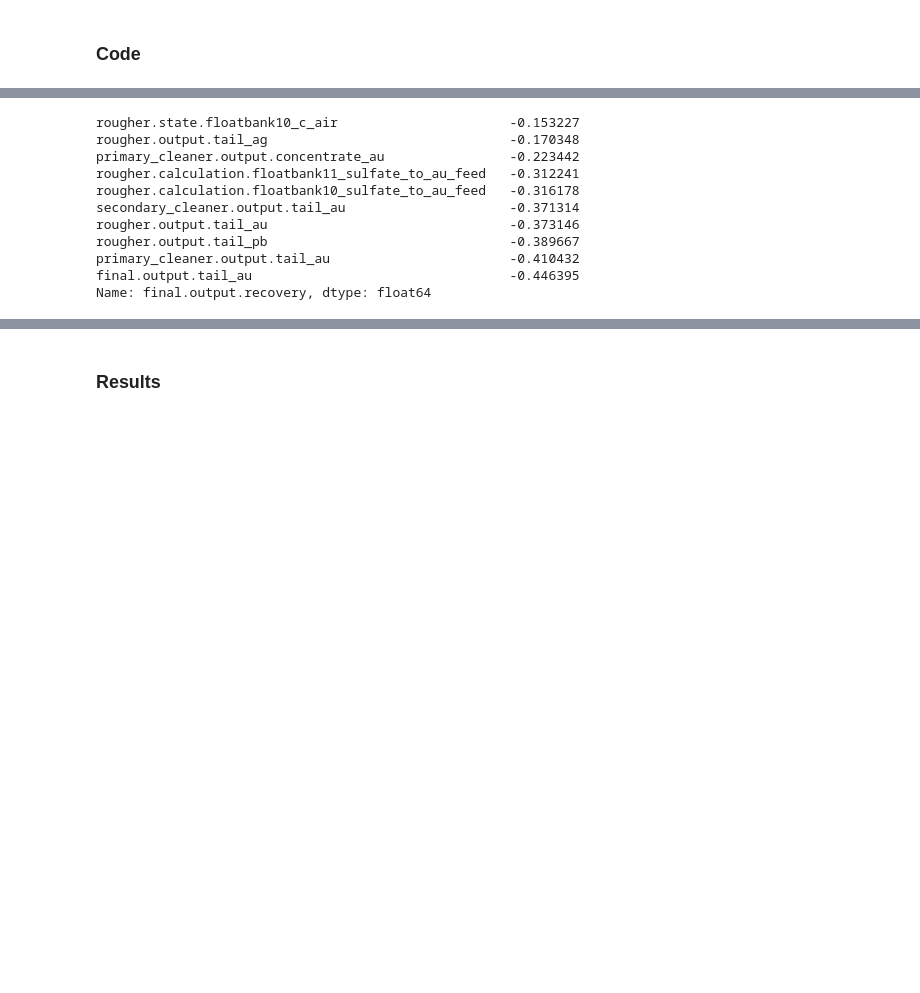
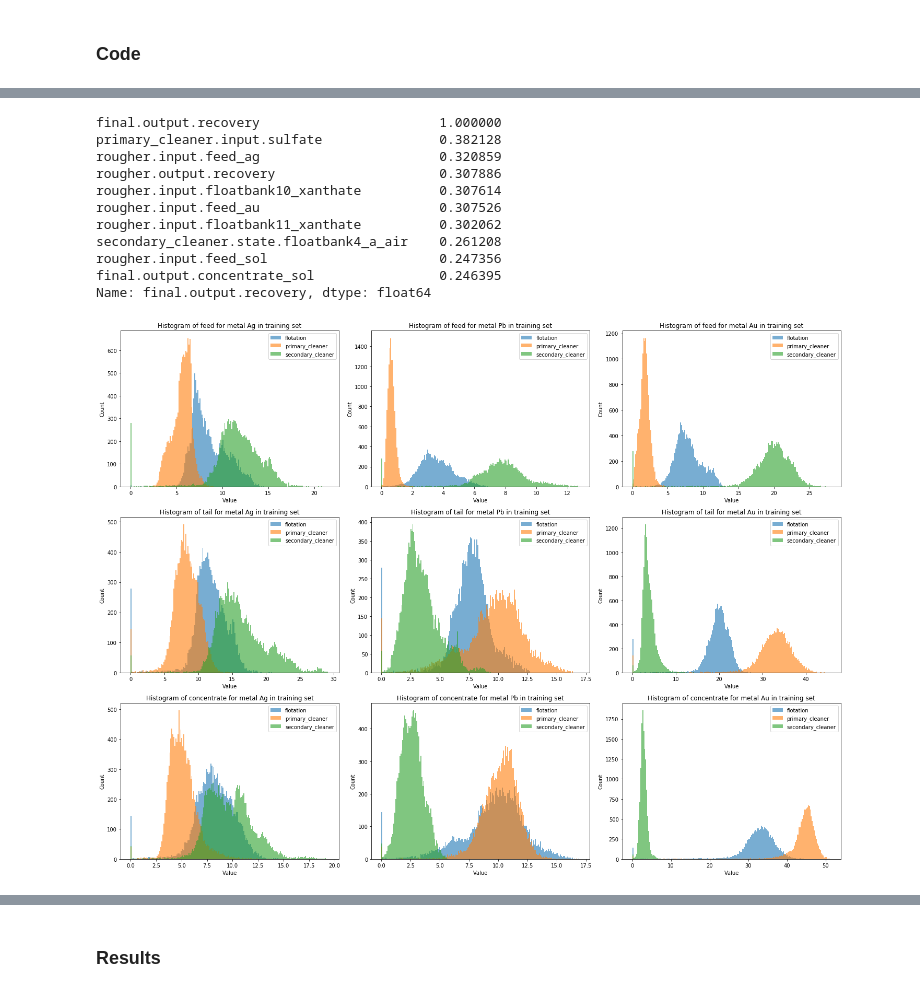
Before and after one commit to lucasmouragomes/portfolio, a Jupyter notebook: gold_mining/sprint10_project.ipynb, the cells around one changed output, grey strips where cells are left out. Saved outputs shown, nothing was run; the diff lists cells and outputs as text; code cells hidden in the pictures; blank space fills up the shorter version.

```diff
--- a/gold_mining/sprint10_project.ipynb
+++ b/gold_mining/sprint10_project.ipynb
@@ -221,3 +222,6 @@ dtype: float64
-# %%
-df['train'] = df['train'].dropna().reset_index(drop=True)
+# %%
+train_columns = df['test'].columns
+train_columns = train_columns.union(['final.output.recovery'])
+
+df['train'] = df['train'].iloc[df['train'].loc[:, train_columns].dropna()['date'].notna().index]
 # %%
@@ -269,15 +273,50 @@ secondary_cleaner.state.floatbank4_a_air    0.222290
 Name: rougher.output.recovery, dtype: float64
 # %%
-df['train'].corr()['final.output.recovery'].sort_values(ascending=False).tail(10)
+df['train'].corr()['final.output.recovery'].sort_values(ascending=False).head(10)
 # %% [output]
-rougher.state.floatbank10_c_air                      -0.153227
-rougher.output.tail_ag                               -0.170348
-primary_cleaner.output.concentrate_au                -0.223442
-rougher.calculation.floatbank11_sulfate_to_au_feed   -0.312241
-rougher.calculation.floatbank10_sulfate_to_au_feed   -0.316178
-secondary_cleaner.output.tail_au                     -0.371314
-rougher.output.tail_au                               -0.373146
-rougher.output.tail_pb                               -0.389667
-primary_cleaner.output.tail_au                       -0.410432
-final.output.tail_au                                 -0.446395
+final.output.recovery                       1.000000
+primary_cleaner.input.sulfate               0.382128
+rougher.input.feed_ag                       0.320859
+rougher.output.recovery                     0.307886
+rougher.input.floatbank10_xanthate          0.307614
+rougher.input.feed_au                       0.307526
+rougher.input.floatbank11_xanthate          0.302062
+secondary_cleaner.state.floatbank4_a_air    0.261208
+rougher.input.feed_sol                      0.247356
+final.output.concentrate_sol                0.246395
 Name: final.output.recovery, dtype: float64
+# %%
+fig, axs = plt.subplots(3,3, figsize=(20, 15))
+fig.set_tight_layout(True)
+
+metals = ['ag', 'pb', 'au']
+stages = {
+    'flotation': ['rougher.input.feed_',  'rougher.output.tail_', 'rougher.output.concentrate_'],
+
+    'primary_cleaner': ['rougher.output.concentrate_', 'primary_cleaner.output.concentrate_', 'primary_cleaner.output.tail_'],
+
+    'secondary_cleaner': ['primary_cleaner.output.concentrate_', 'final.output.concentrate_', 'final.output.tail_']
+}
+legend = ['flotation', 'primary_cleaner', 'secondary_cleaner']
+
+for stage, c_i, type in zip(legend, range(len(stages)), ['feed', 'tail', 'concentrate']):
+    for metal, m_i in zip(metals, range(len(metals))):
+        maxrange = 0
+        for col in stages[stage]:
+            compare = abs(df['train'][col + metal].max() - df['train'][col + metal].min())
+            if compare > maxrange:
+                maxrange = compare
+                bin_set = col
+        bin = np.arange(df['train'][bin_set + metal].min(), df['train'][bin_set + metal].max(), maxrange/200)
+        for col in stages[stage]:
+            axs[c_i, m_i].hist(df['train'][col + metal], bins=bin, alpha=0.6)
+            axs[c_i, m_i].set_title('Histogram of ' + type + ' for metal ' + str.capitalize(metal) + ' in training set')
+            axs[c_i, m_i].legend(legend)
+            axs[c_i, m_i].set_xlabel('Value')
+            axs[c_i, m_i].set_ylabel('Count')
+
+
+
+plt.show()
+# %% [output]
+[figure, added]
```
Also changed, not shown: parts of 13 cells of this notebook.
